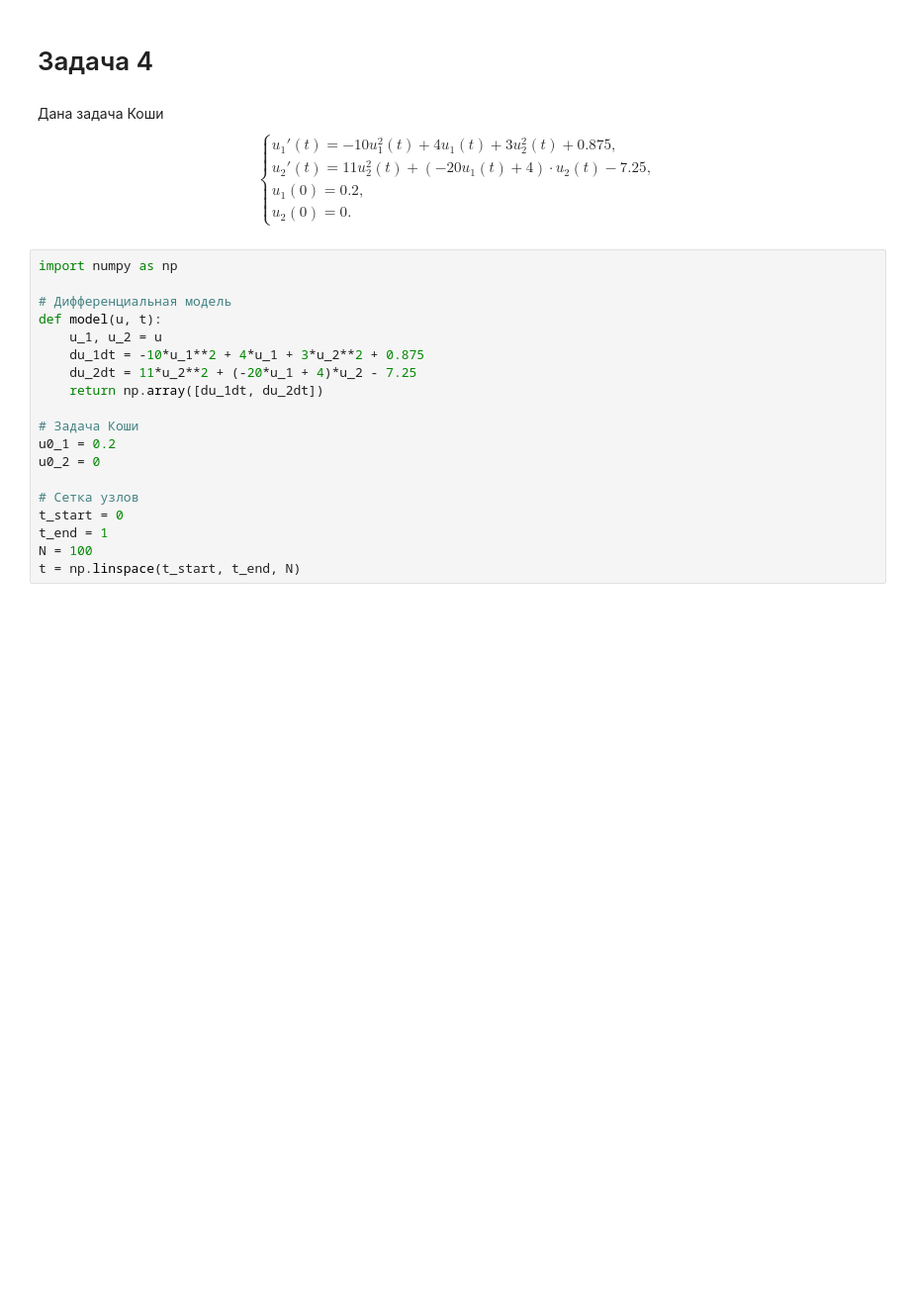
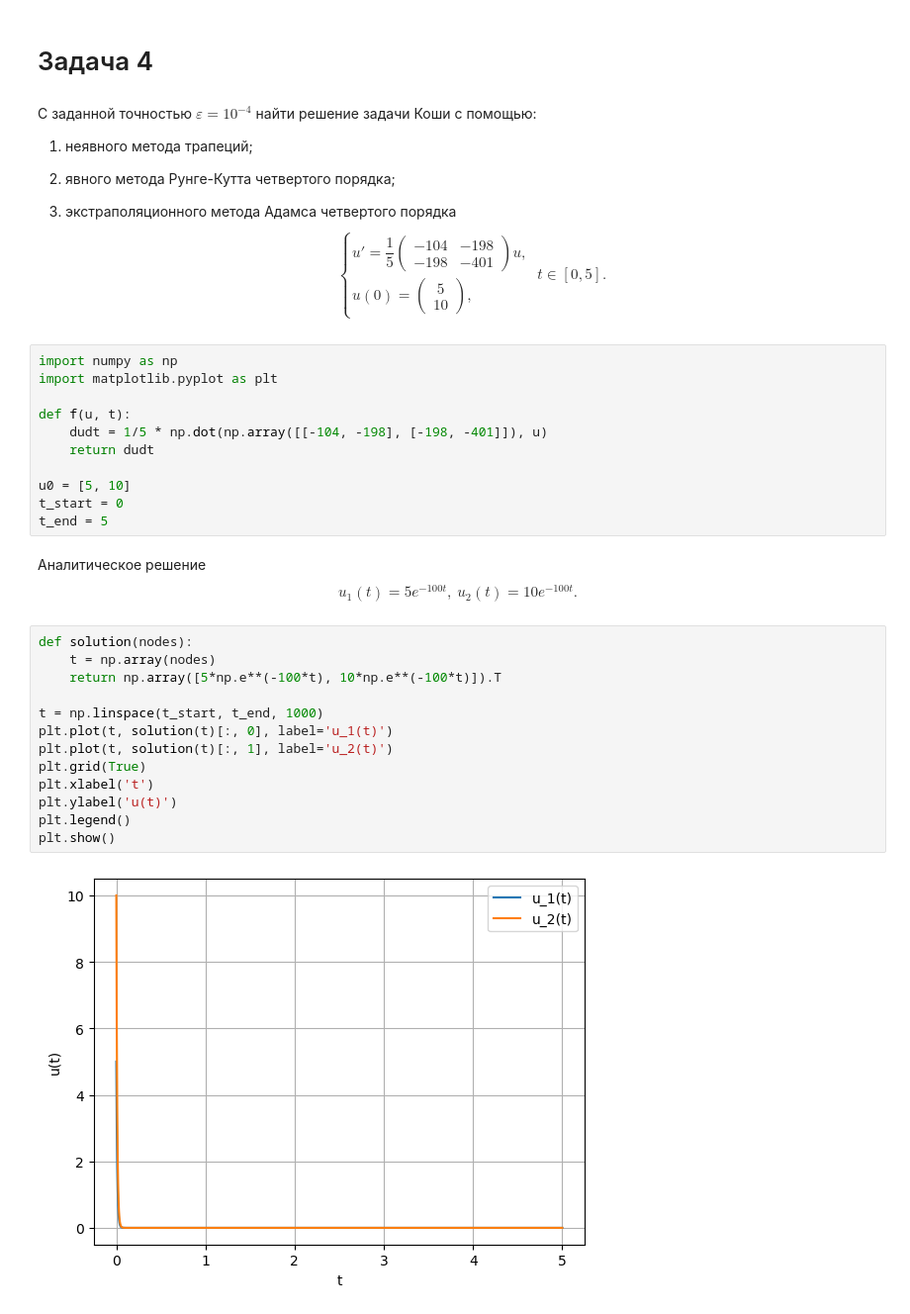
Before and after one commit to bzzdwn/BSU, a Jupyter notebook: Computational Methods/Лабораторные/5. Методы решения ОДУ/ode_third_variant.ipynb, the cells around one changed output. Shown at 99% size. Saved outputs shown, nothing was run; the diff lists cells and outputs as text; blank space fills up the shorter version.

```diff
--- a/Computational Methods/Лабораторные/5. Методы решения ОДУ/ode_third_variant.ipynb
+++ b/Computational Methods/Лабораторные/5. Методы решения ОДУ/ode_third_variant.ipynb
@@ -259,30 +252,43 @@ $$z = 6\dfrac{q^2 - q}{2q^2 + 5q - 1}.$$
 # %% [markdown]
 # Задача 4
 # %% [markdown]
-Дана задача Коши
+С заданной точностью $\varepsilon = 10^{-4}$ найти решение задачи Коши с помощью:
+
+1. неявного метода трапеций;
+
+2. явного метода Рунге-Кутта четвертого порядка;
+
+3. экстраполяционного метода Адамса четвертого порядка
 $$\begin{cases}
-u_1'(t) = -10 u_1^2(t) + 4u_1(t) + 3u_2^2(t) + 0.875,\\
-u_2'(t) = 11 u_2^2(t) + (- 20u_1(t) + 4)\cdot u_2(t) - 7.25,\\
-u_1(0) = 0.2,\\
-u_2(0) = 0.
-\end{cases}$$
+u' = \dfrac15 \begin{pmatrix} -104 & -198 \\ -198 & -401 \end{pmatrix} u,\\
+u(0) = \begin{pmatrix} 5 \\ 10 \end{pmatrix},
+\end{cases}\ t \in [0,5].$$
 # %%
 import numpy as np
+import matplotlib.pyplot as plt
 
-# Дифференциальная модель
-def model(u, t):
-    u_1, u_2 = u
-    du_1dt = -10*u_1**2 + 4*u_1 + 3*u_2**2 + 0.875
-    du_2dt = 11*u_2**2 + (-20*u_1 + 4)*u_2 - 7.25
-    return np.array([du_1dt, du_2dt])
+def f(u, t):
+    dudt = 1/5 * np.dot(np.array([[-104, -198], [-198, -401]]), u)
+    return dudt
 
-# Задача Коши
-u0_1 = 0.2
-u0_2 = 0
-
-# Сетка узлов
+u0 = [5, 10]
 t_start = 0
-t_end = 1
-N = 100
-t = np.linspace(t_start, t_end, N)
+t_end = 5
+# %% [markdown]
+Аналитическое решение $$u_1(t) = 5e^{-100 t},\ u_2(t) = 10e^{-100 t}.$$
+# %%
+def solution(nodes):
+    t = np.array(nodes)
+    return np.array([5*np.e**(-100*t), 10*np.e**(-100*t)]).T
+
+t = np.linspace(t_start, t_end, 1000)
+plt.plot(t, solution(t)[:, 0], label='u_1(t)')
+plt.plot(t, solution(t)[:, 1], label='u_2(t)')
+plt.grid(True)
+plt.xlabel('t')
+plt.ylabel('u(t)')
+plt.legend()
+plt.show()
+# %% [output]
+[figure, added]
 # %% [markdown]
```
Also changed, not shown: parts of 17 cells of this notebook, 50 other files.
